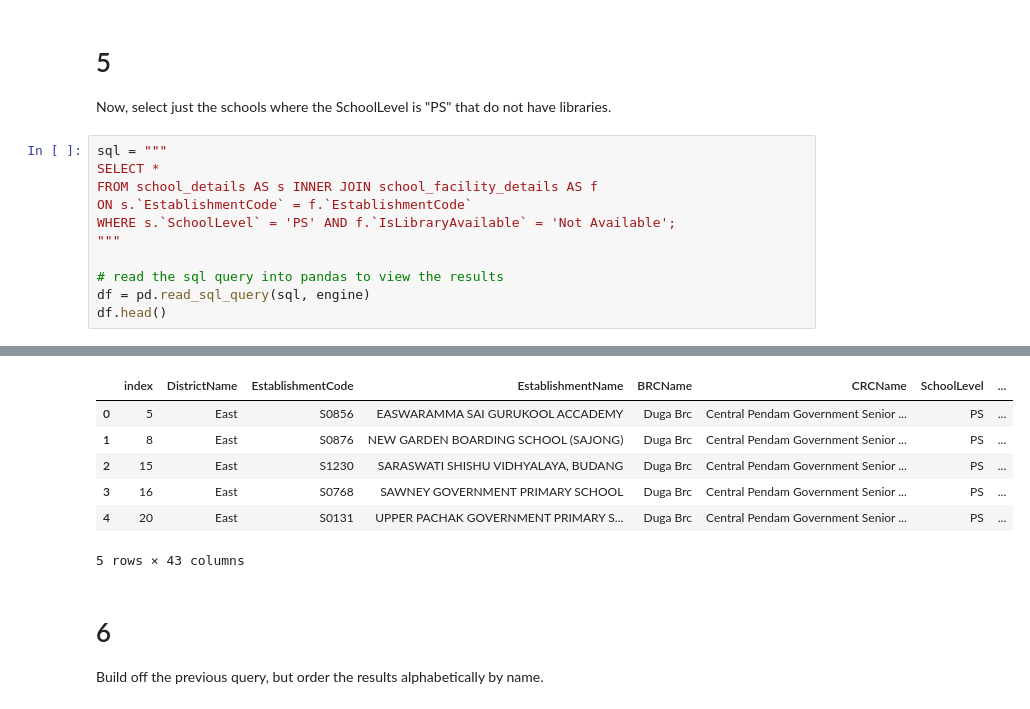
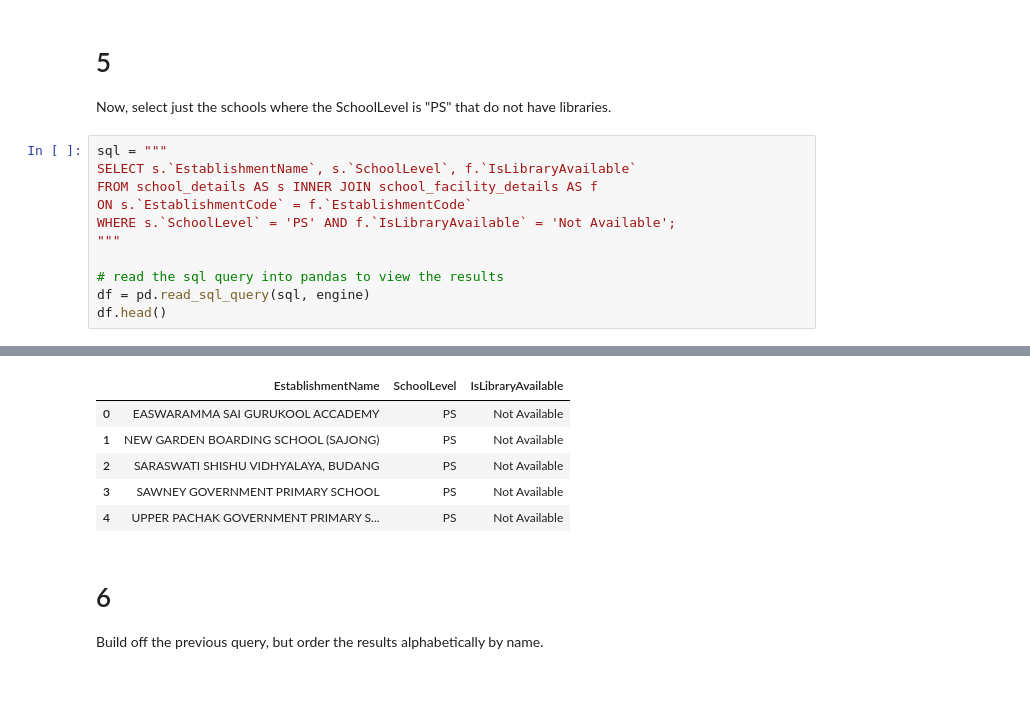
Before and after one commit to kellianneyang/sql, a Jupyter notebook: SQL Exercise 2.ipynb, the cells around one changed output, grey strips where cells are left out. Saved outputs shown, nothing was run; the diff lists cells and outputs as text.

```diff
--- a/SQL Exercise 2.ipynb
+++ b/SQL Exercise 2.ipynb
@@ -220,7 +202,7 @@ LIMIT 2;
 Now, select just the schools where the SchoolLevel is "PS" that do not have libraries.
 # %%
 sql = """
-SELECT *
+SELECT s.`EstablishmentName`, s.`SchoolLevel`, f.`IsLibraryAvailable`
 FROM school_details AS s INNER JOIN school_facility_details AS f
 ON s.`EstablishmentCode` = f.`EstablishmentCode`
 WHERE s.`SchoolLevel` = 'PS' AND f.`IsLibraryAvailable` = 'Not Available';
@@ -240,10 +222,9 @@ WHERE s.`SchoolLevel` = 'PS' AND f.`IsLibraryAvailable` = 'Not Available';
-|  | index | DistrictName | EstablishmentCode | EstablishmentName | BRCName | CRCName | SchoolLevel | ... |
-| 0 | 5 | East | S0856 | EASWARAMMA SAI GURUKOOL ACCADEMY | Duga Brc | Central Pendam Government Senior ... | PS | ... |
-| 1 | 8 | East | S0876 | NEW GARDEN BOARDING SCHOOL (SAJONG) | Duga Brc | Central Pendam Government Senior ... | PS | ... |
-| 2 | 15 | East | S1230 | SARASWATI SHISHU VIDHYALAYA, BUDANG | Duga Brc | Central Pendam Government Senior ... | PS | ... |
-| 3 | 16 | East | S0768 | SAWNEY GOVERNMENT PRIMARY SCHOOL | Duga Brc | Central Pendam Government Senior ... | PS | ... |
-| 4 | 20 | East | S0131 | UPPER PACHAK GOVERNMENT PRIMARY S... | Duga Brc | Central Pendam Government Senior ... | PS | ... |
+|  | EstablishmentName | SchoolLevel | IsLibraryAvailable |
+| 0 | EASWARAMMA SAI GURUKOOL ACCADEMY | PS | Not Available |
+| 1 | NEW GARDEN BOARDING SCHOOL (SAJONG) | PS | Not Available |
+| 2 | SARASWATI SHISHU VIDHYALAYA, BUDANG | PS | Not Available |
+| 3 | SAWNEY GOVERNMENT PRIMARY SCHOOL | PS | Not Available |
+| 4 | UPPER PACHAK GOVERNMENT PRIMARY S... | PS | Not Available |
-5 rows × 43 columns
 # %% [markdown]
 # 6
 
```
Also changed, not shown: parts of 7 cells of this notebook.
